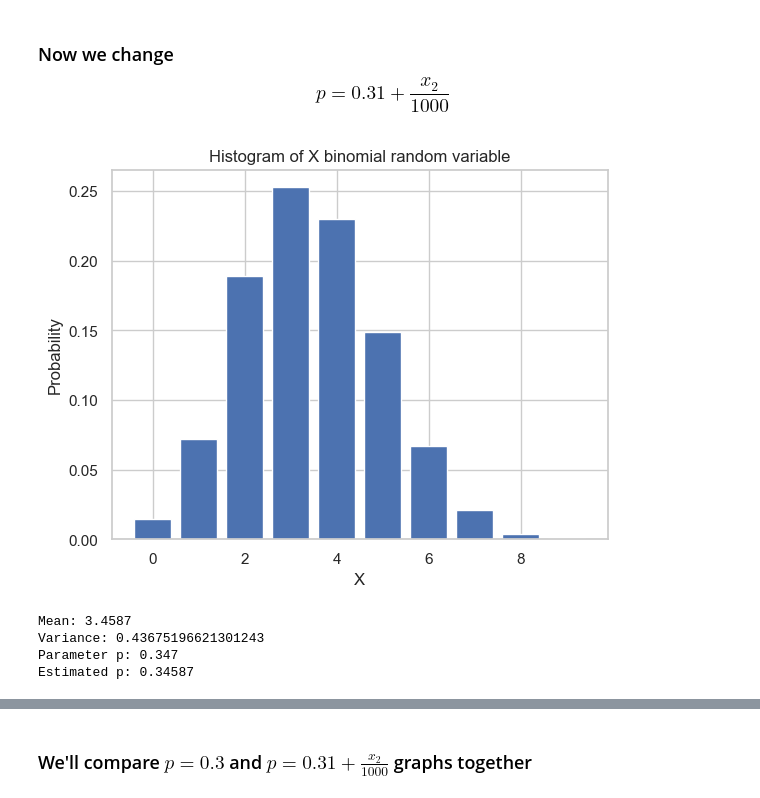
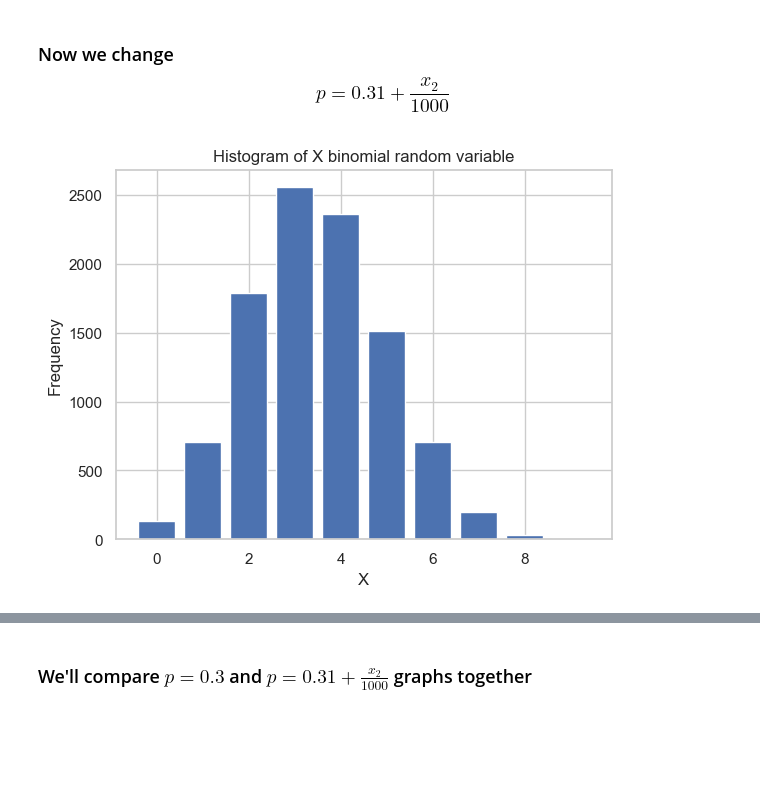
Before and after one commit to TBBdlz/stochastic_project2022, a Jupyter notebook: project.ipynb, the cells around one changed output, grey strips where cells are left out. Drawn from its saved outputs; the diff is of its cells as text; code cells hidden in the pictures; blank space fills up the shorter version.

```diff
--- a/project.ipynb
+++ b/project.ipynb
@@ -66,27 +81,9 @@ Estimated p: 0.30224
 # %% [markdown]
 ### Now we change $$p = 0.31 + \frac{x_2}{1000}$$
-# %%
-p: float = 0.31 + x2 / 1000
-X = stats.binom.rvs(N, p, size=n)
-mean = np.mean(X)
-variance = stats.variation(X)
-pn = mean / N # estimate bernouli parameter p
-# make step plot
-plt.hist(X, bins=np.arange(0, N + 1) - 0.5, density=True, rwidth=0.8)
-plt.title("Histogram of X binomial random variable")
-# set x and y labels
-plt.xlabel("X")
-plt.ylabel("Probability")
-plt.show()
-# %% [output]
-[figure, removed]
-# %%
-print(f"Mean: {mean}")
-print(f"Variance: {variance}")
-print(f"Parameter p: {p}")
-print(f"Estimated p: {pn}")
-# %% [output]
-Mean: 3.4587
-Variance: 0.43675196621301243
-Parameter p: 0.347
-Estimated p: 0.34587
+# %%
+p: float = 0.31 + x2 / 1000
+X = stats.binom.rvs(N, p, size=n)
+mean, variance, pn = get_statistical_values(X)
+plot_histogram(p, X)
+# %% [output]
+[figure, added]
```
Also changed, not shown: parts of 14 cells of this notebook.
